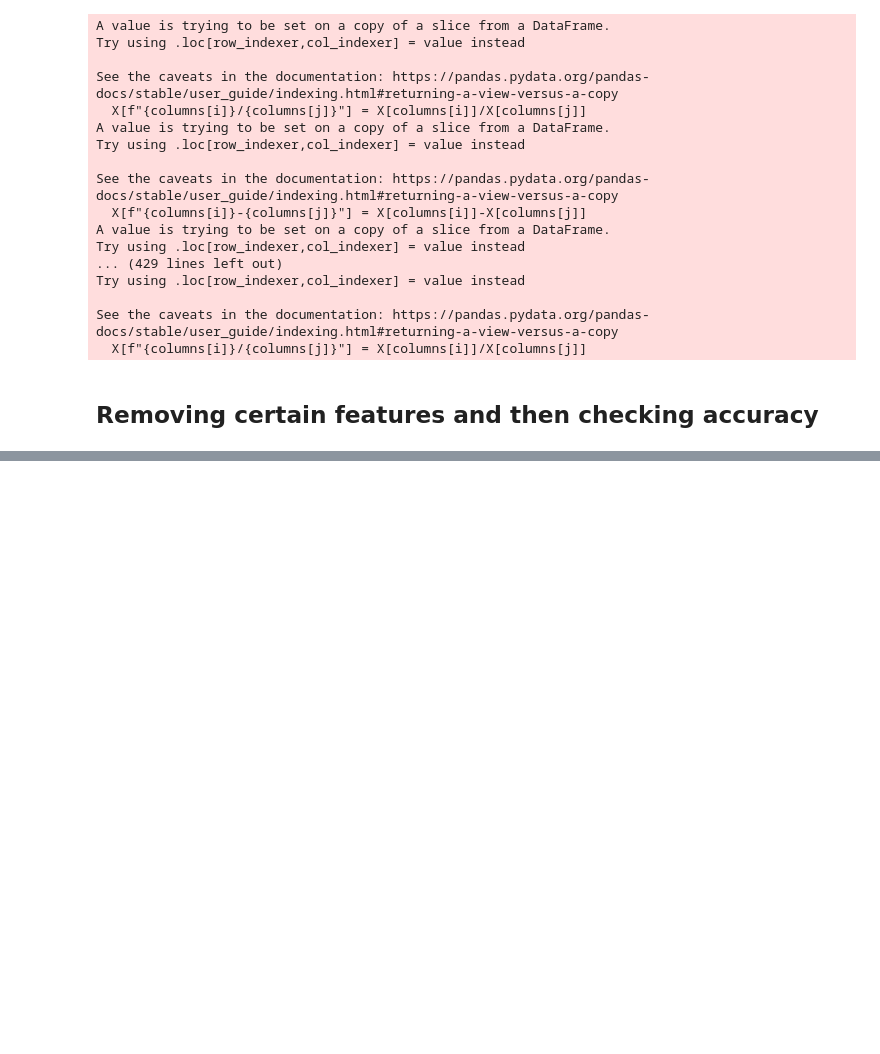
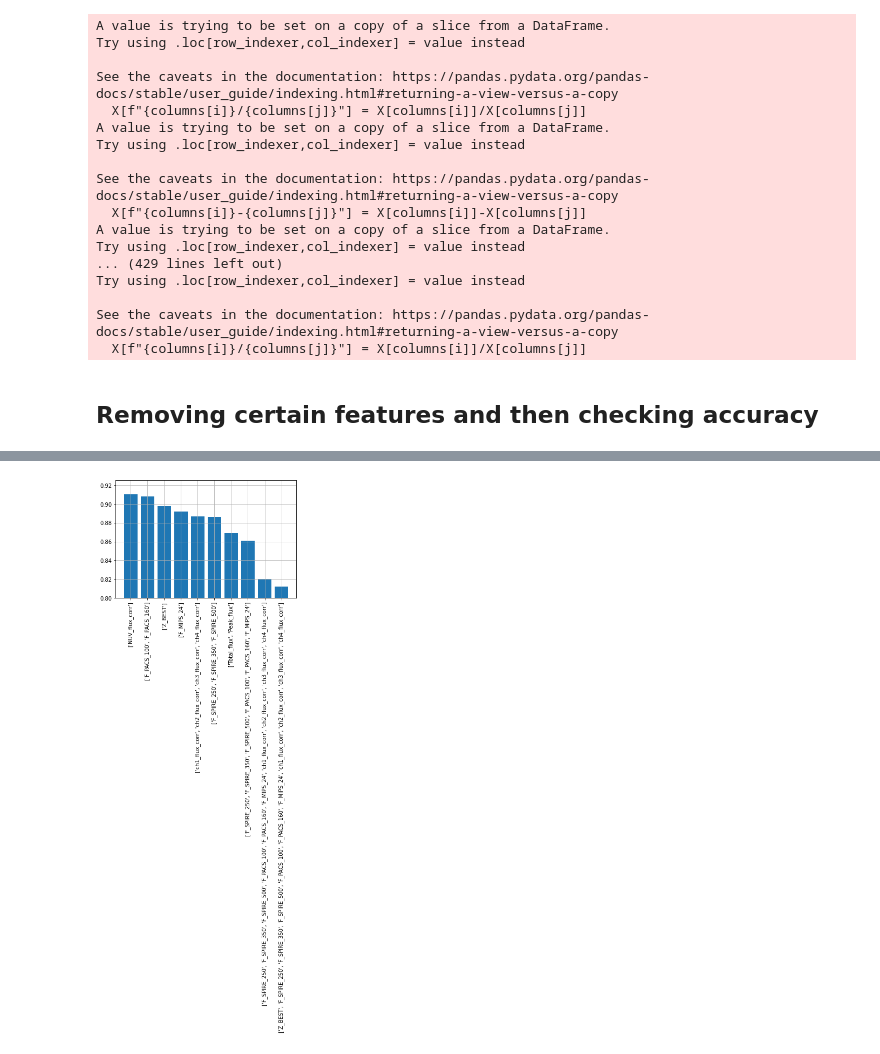
Before and after one commit to jespertjee/LOFAR_ML, a Jupyter notebook: General/Fangyou/Less_features.ipynb, the cells around one changed output, grey strips where cells are left out. Saved outputs shown, nothing was run; the diff lists cells and outputs as text; code cells hidden in the pictures; blank space fills up the shorter version.

Commit message:
Quickly added a grid to the plot

```diff
--- a/General/Fangyou/Less_features.ipynb
+++ b/General/Fangyou/Less_features.ipynb
@@ -177,0 +165,12 @@ plt.show()
+# %%
+accuracies_sorted = sorted(accuracies, reverse=True)
+features_to_remove_sorted = Z = [x for _,x in sorted(zip(accuracies,features_to_remove), reverse=True)]
+# %%
+plt.bar(x=range(len(accuracies)), height=accuracies_sorted, tick_label=features_to_remove_sorted)
+plt.xticks(rotation = 90)
+plt.grid()
+plt.ylim(0.8,0.925)
+
+plt.show()
+# %% [output]
+[figure, added]
```
Also changed, not shown: parts of 6 cells of this notebook.
